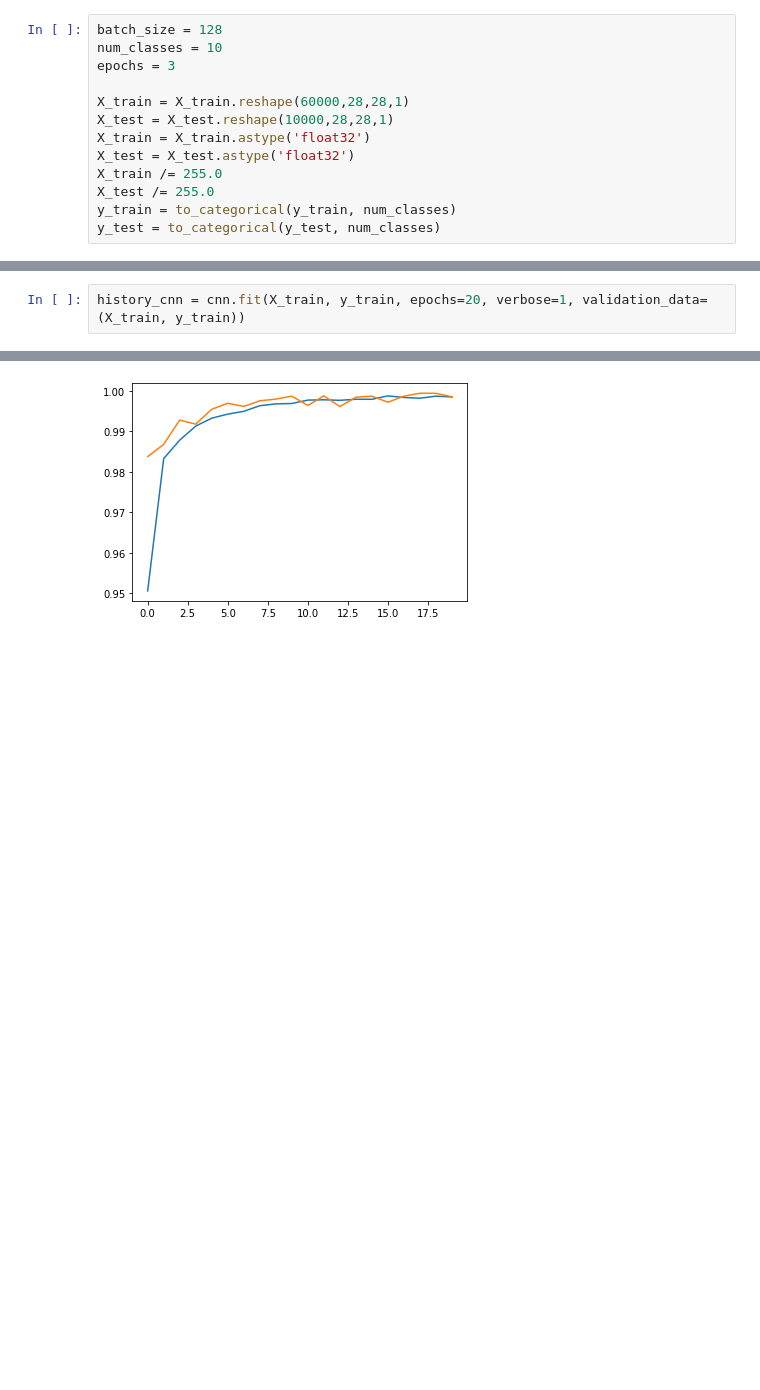
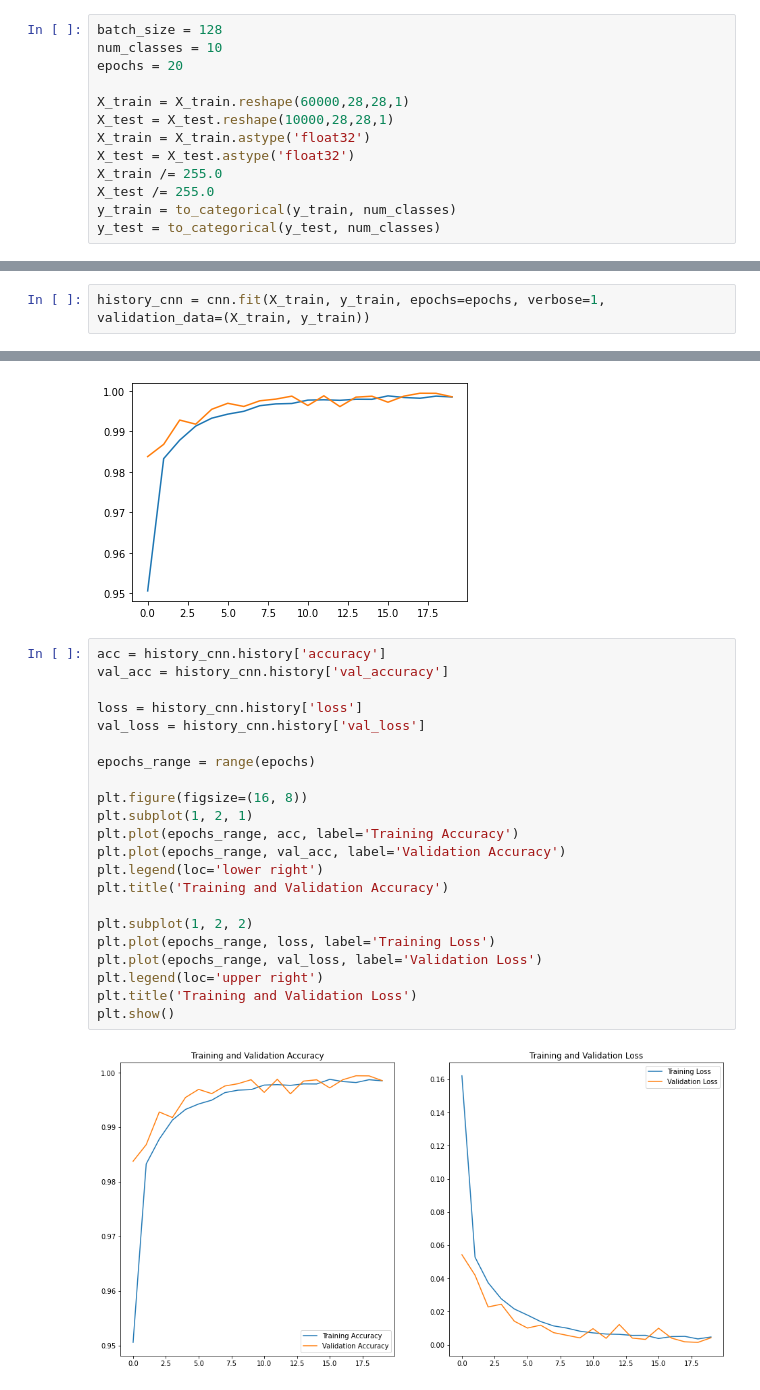
Before and after one commit to alexmacharia/deep_learning_projects, a Jupyter notebook: Mnist_CNN_Classifier.ipynb, the cells around one changed output, grey strips where cells are left out. Drawn from its saved outputs; the diff is of its cells as text; blank space fills up the shorter version.

```diff
--- a/Mnist_CNN_Classifier.ipynb
+++ b/Mnist_CNN_Classifier.ipynb
@@ -24,7 +24,7 @@ print(y_test.shape)
 # %%
 batch_size = 128
 num_classes = 10
-epochs = 3
+epochs = 20
 
 X_train = X_train.reshape(60000,28,28,1)
 X_test = X_test.reshape(10000,28,28,1)
@@ -79,7 +79,7 @@ plot_model(model=cnn, dpi=72, show_shapes=True)
 # %% [output]
 [figure]
 # %%
-history_cnn = cnn.fit(X_train, y_train, epochs=20, verbose=1, validation_data=(X_train, y_train))
+history_cnn = cnn.fit(X_train, y_train, epochs=epochs, verbose=1, validation_data=(X_train, y_train))
 # %% [output]
 Epoch 1/20
 1875/1875 [==============================] - 82s 43ms/step - loss: 0.1622 - accuracy: 0.9506 - val_loss: 0.0543 - val_accuracy: 0.9838
@@ -104,3 +104,27 @@ plt.plot(history_cnn.history['val_accuracy'])
 # %% [output]
 [<matplotlib.lines.Line2D at 0x...>]
 [figure]
+# %%
+acc = history_cnn.history['accuracy']
+val_acc = history_cnn.history['val_accuracy']
+
+loss = history_cnn.history['loss']
+val_loss = history_cnn.history['val_loss']
+
+epochs_range = range(epochs)
+
+plt.figure(figsize=(16, 8))
+plt.subplot(1, 2, 1)
+plt.plot(epochs_range, acc, label='Training Accuracy')
+plt.plot(epochs_range, val_acc, label='Validation Accuracy')
+plt.legend(loc='lower right')
+plt.title('Training and Validation Accuracy')
+
+plt.subplot(1, 2, 2)
+plt.plot(epochs_range, loss, label='Training Loss')
+plt.plot(epochs_range, val_loss, label='Validation Loss')
+plt.legend(loc='upper right')
+plt.title('Training and Validation Loss')
+plt.show()
+# %% [output]
+[figure, added]
```
